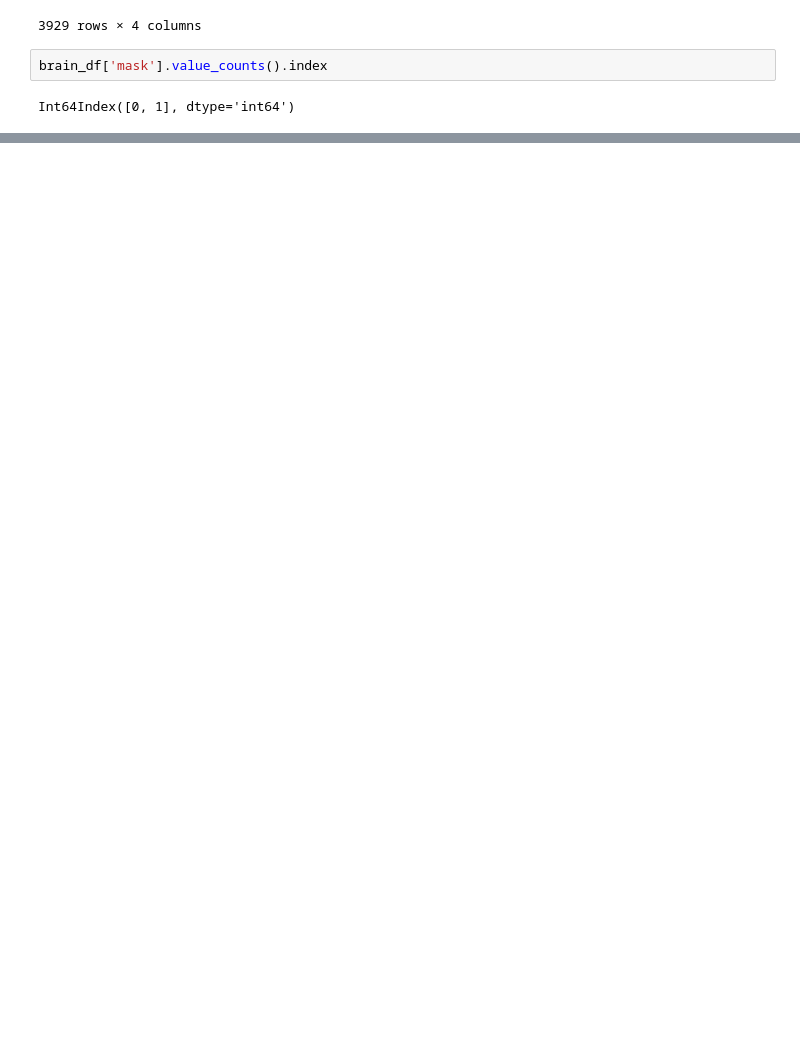
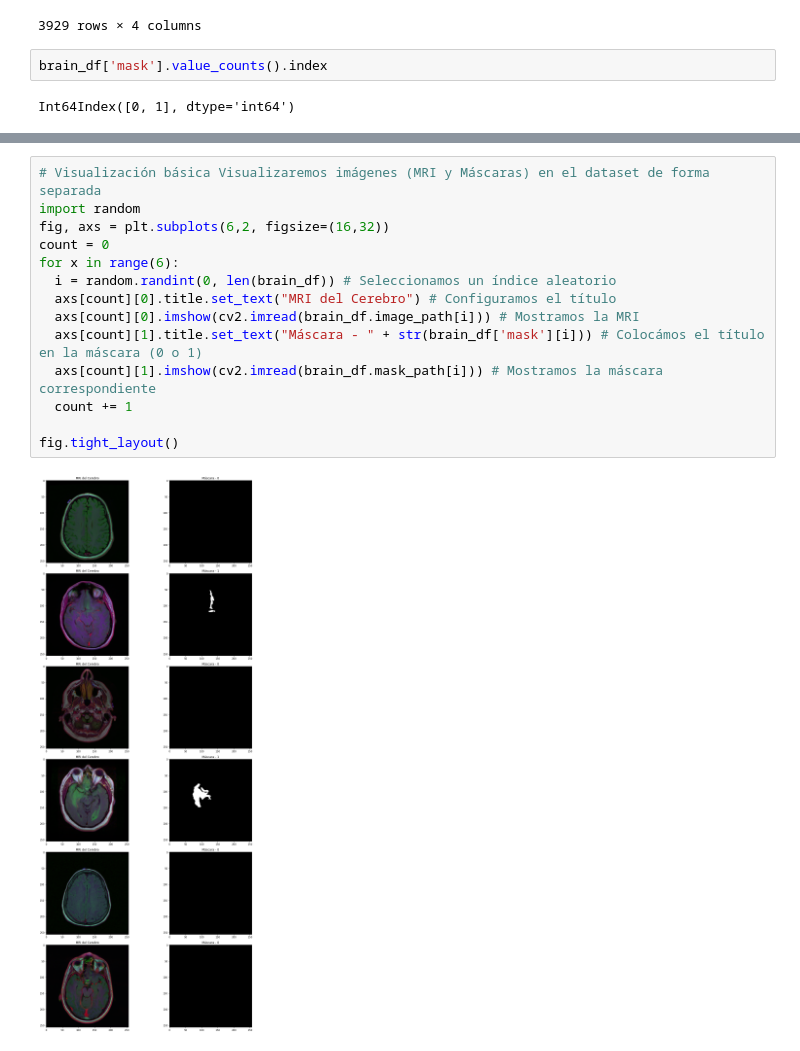
Before and after one commit to sergioarnold87/Caso_Practico_HealthCare_IA, a Jupyter notebook: HealthCare_Sergio.ipynb, the cells around one changed output, grey strips where cells are left out. Saved outputs shown, nothing was run; the diff lists cells and outputs as text; blank space fills up the shorter version.

```diff
--- a/HealthCare_Sergio.ipynb
+++ b/HealthCare_Sergio.ipynb
@@ -154,0 +195,16 @@ fig.show()
+# %%
+# Visualización básica Visualizaremos imágenes (MRI y Máscaras) en el dataset de forma separada
+import random
+fig, axs = plt.subplots(6,2, figsize=(16,32))
+count = 0
+for x in range(6):
+  i = random.randint(0, len(brain_df)) # Seleccionamos un índice aleatorio
+  axs[count][0].title.set_text("MRI del Cerebro") # Configuramos el título
+  axs[count][0].imshow(cv2.imread(brain_df.image_path[i])) # Mostramos la MRI
+  axs[count][1].title.set_text("Máscara - " + str(brain_df['mask'][i])) # Colocámos el título en la máscara (0 o 1)
+  axs[count][1].imshow(cv2.imread(brain_df.mask_path[i])) # Mostramos la máscara correspondiente
+  count += 1
+
+fig.tight_layout()
+# %% [output]
+[figure, added]
```
Also changed, not shown: parts of 26 cells of this notebook.
